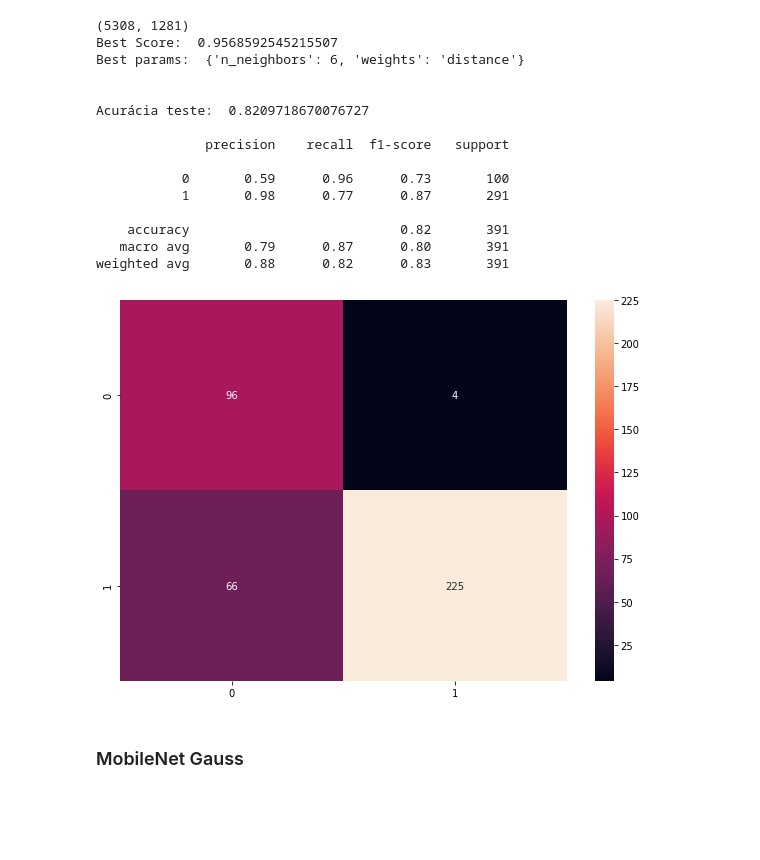
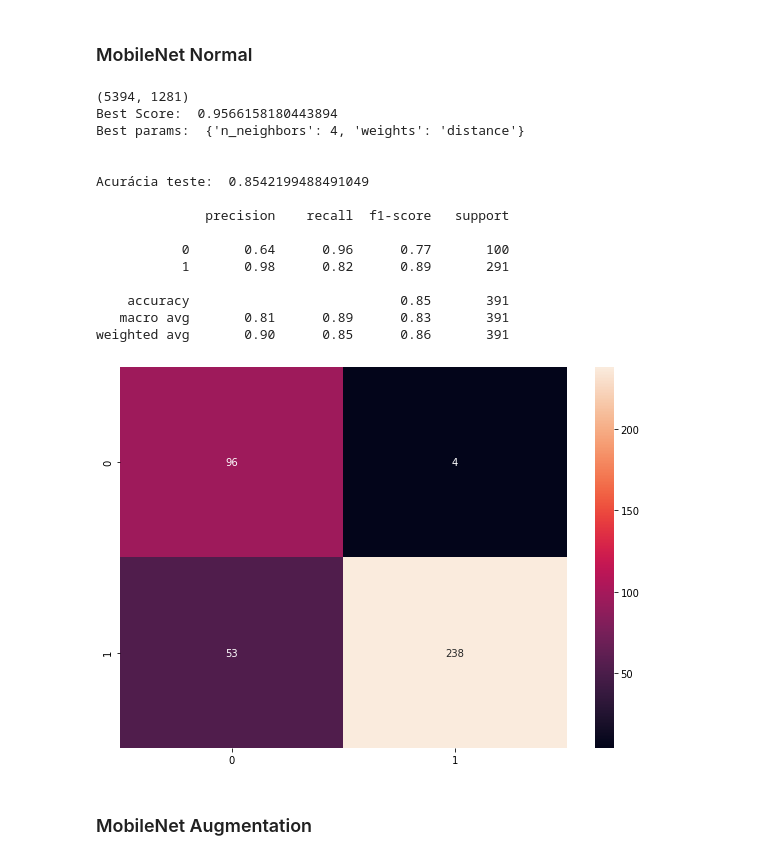
Before and after one commit to silveiraluiza/rn-cin-covid, a Jupyter notebook: machine learning/KNN.ipynb, the cells around one changed output. Drawn from its saved outputs; the diff is of its cells as text; code cells hidden in the pictures; blank space fills up the shorter version.

```diff
--- a/machine learning/KNN.ipynb
+++ b/machine learning/KNN.ipynb
@@ -51,8 +53,10 @@ def train_predict_KNN(df_total, test):
     param_grid = dict(n_neighbors = k_range, weights = weight_options)
     #print (param_grid)
     knn = KNeighborsClassifier()
+    folds = 10
+    skf = StratifiedKFold(n_splits=folds, shuffle = True, random_state = 999)
 
-    grid = GridSearchCV(knn, param_grid, cv = 10, scoring = 'accuracy')
+    grid = GridSearchCV(knn, param_grid, cv = skf, scoring = 'accuracy')
     grid.fit(X,y)
 
     #print(grid.grid_scores_)
@@ -67,3 +71,4 @@ def train_predict_KNN(df_total, test):
     print("\n")
 
     evaluate_knn(grid.best_estimator_, X_test, y_test)
+    return grid.best_params_
@@ -101,27 +247,29 @@ weighted avg       0.93      0.92      0.92       391
+# %% [markdown]
+### MobileNet Normal
 # %%
 test = pd.read_csv("output/output_mobilenet_test_retrained.csv", header=None)
 train = pd.read_csv("output/output_mobilenet_train_retrained.csv", header=None)
 val = pd.read_csv("output/output_mobilenet_val_retrained.csv", header=None)
 
 df_total = pd.concat([train,val])
 print(df_total.shape)
 
 
-train_predict_KNN(df_total, test)
+best_params = train_predict_KNN(df_total, test)
 # %% [output]
-(5308, 1281)
-Best Score:  0.9568592545215507
-Best params:  {'n_neighbors': 6, 'weights': 'distance'}
+(5394, 1281)
+Best Score:  0.9566158180443894
+Best params:  {'n_neighbors': 4, 'weights': 'distance'}
 
 
-Acurácia teste:  0.8209718670076727
+Acurácia teste:  0.8542199488491049
 
               precision    recall  f1-score   support
 
-           0       0.59      0.96      0.73       100
-           1       0.98      0.77      0.87       291
+           0       0.64      0.96      0.77       100
+           1       0.98      0.82      0.89       291
 
-    accuracy                           0.82       391
-   macro avg       0.79      0.87      0.80       391
-weighted avg       0.88      0.82      0.83       391
+    accuracy                           0.85       391
+   macro avg       0.81      0.89      0.83       391
+weighted avg       0.90      0.85      0.86       391
-[figure, old version]
+[figure, new version]
@@ -128,5 +284,5 @@ weighted avg       0.88      0.82      0.83       391
 # %% [markdown]
-### MobileNet Gauss
+### MobileNet Augmentation
 # %%
 test = pd.read_csv("output/output_mobilenet_gauss_test_retrained.csv", header=None)
 train = pd.read_csv("output/output_mobilenet_gauss_train_retrained.csv", header=None)
```
Also changed, not shown: parts of 23 cells of this notebook.
